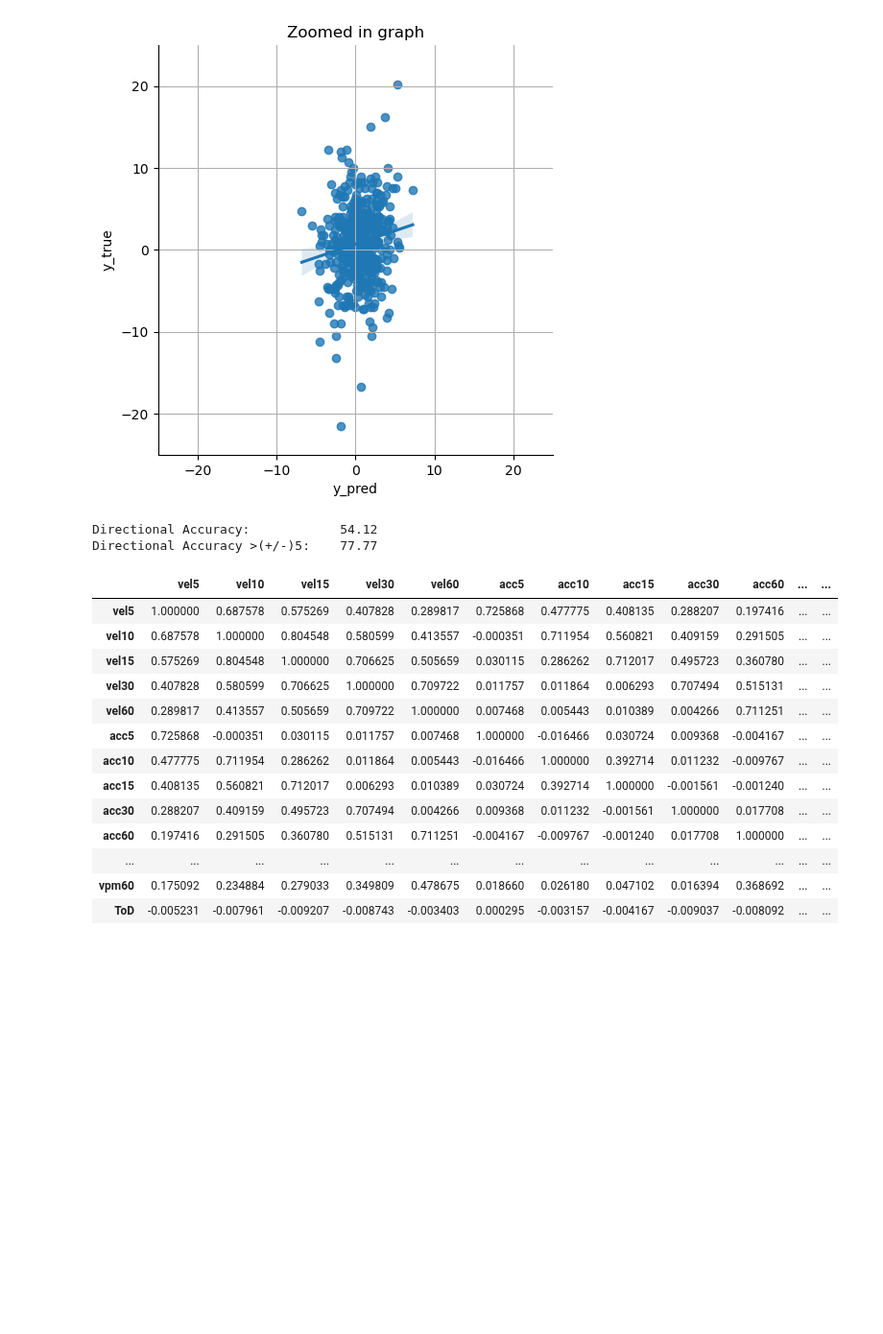
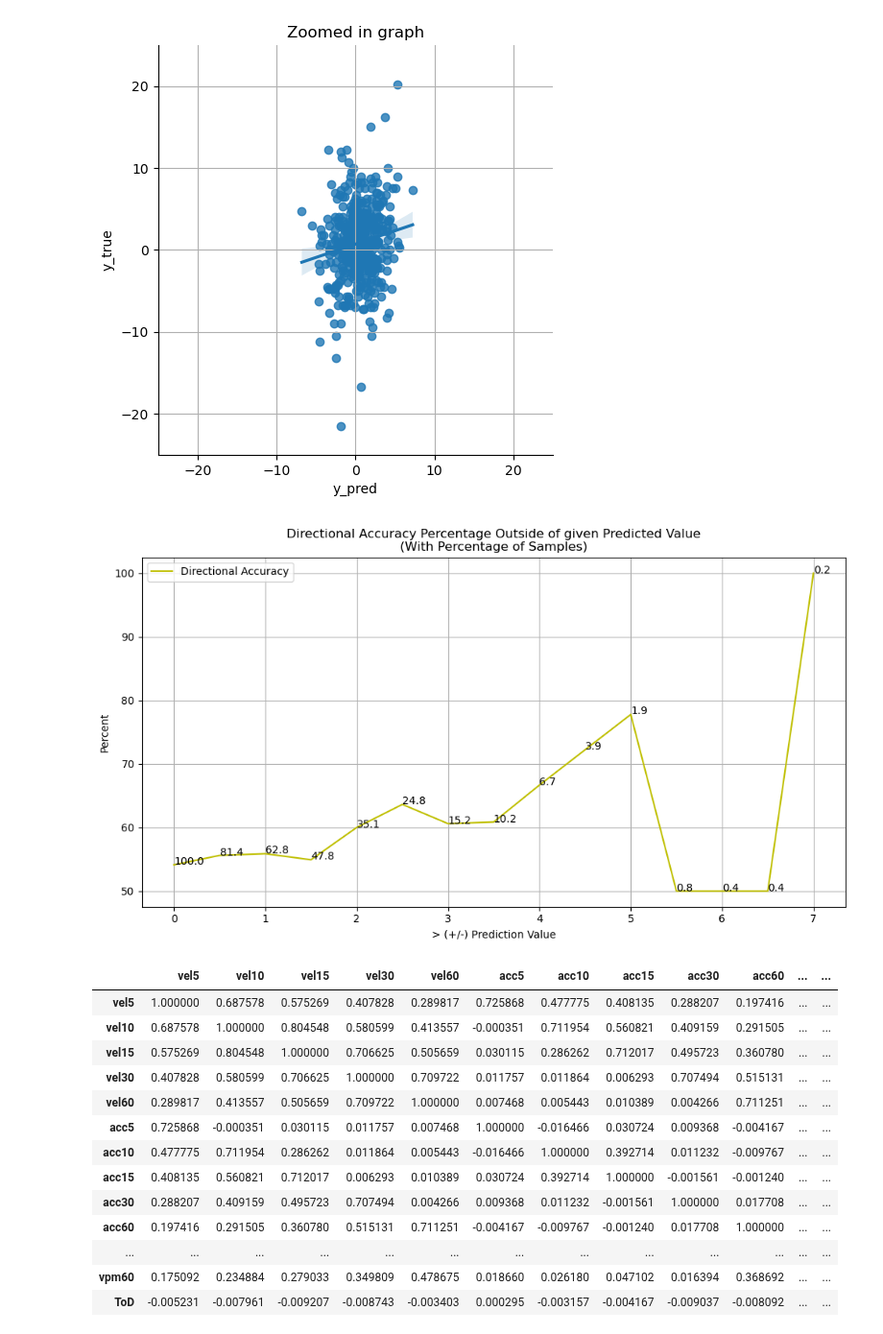
Before and after one commit to Logan-Kelsch/-ES-NN-test1, a Jupyter notebook: NN/NN_V3.0/testing_lstm.ipynb, the cells around one changed output. Shown at 96% size. Drawn from its saved outputs; the diff is of its cells as text; code cells hidden in the pictures; blank space fills up the shorter version.

Commit message:
testing/organization/lookahead
organized stuff, tested stuff, preparing to move forward with training. Check DAP_10day_6step_10 image for very descriptive graph of current working model

```diff
--- a/NN/NN_V3.0/testing_lstm.ipynb
+++ b/NN/NN_V3.0/testing_lstm.ipynb
@@ -246,36 +246,58 @@ plt.ylim(-25,25)
 plt.show()
 
 #DIRECTIONAL ACCURACY #DIRECTIONAL ACCURACY  #DIRECTIONAL ACCURACY  #DIRECTIONAL ACCURACY  #DIRECTIONAL ACCURACY
-specGuess = 5
-tp, fp, tn, fn = 0, 0, 0, 0
-tp5, fp5, tn5, fn5 = 0, 0, 0, 0
-y_pred = ys['y_pred']
-y_test = ys['y_true']
-for i in range(len(y_pred)):
-    if(y_pred[i]>0):
-        if(y_test[i]>0):
-            tp+=1
-        if(y_test[i]<0):
-            fp+=1
-        if(y_pred[i]>=specGuess):
+specGuess = 10
+specAcc = []
+valCount = []
+for v in range(0,specGuess*2):
+    tp, fp, tn, fn = 0, 0, 0, 0
+    tp5, fp5, tn5, fn5 = 0, 0, 0, 0
+    valCnt = 0
+    y_pred = ys['y_pred']
+    y_test = ys['y_true']
+    for i in range(len(y_pred)):
+        if(y_pred[i]>0):
             if(y_test[i]>0):
-                tp5+=1
+                tp+=1
             if(y_test[i]<0):
-                fp5+=1
-    if(y_pred[i]<0):
-        if(y_test[i]<0):
-            tn+=1
-        if(y_test[i]>0):
-            fn+=1
-        if(y_pred[i]<=-specGuess):
+                fp+=1
+            if(y_pred[i]>=(v/2)):
+                valCnt+=1
+                if(y_test[i]>0):
+                    tp5+=1
+                if(y_test[i]<0):
+                    fp5+=1
+        if(y_pred[i]<0):
             if(y_test[i]<0):
-                tn5+=1
+                tn+=1
             if(y_test[i]>0):
-                fn5+=1
-directionalAccuracy = ((tp+tn)/(tp+fp+tn+fn))*10000//1/100
-directionalAccuracy5guess = ((tp5+tn5)/(tp5+fp5+tn5+fn5))*10000//1/100
-print('Directional Accuracy:\t\t',directionalAccuracy)
-print('Directional Accuracy >(+/-)5:\t',directionalAccuracy5guess)
+                fn+=1
+            if(y_pred[i]<=-(v/2)):
+                valCnt+=1
+                if(y_test[i]<0):
+                    tn5+=1
+                if(y_test[i]>0):
+                    fn5+=1
+    if((tp5+fp5+tn5+fn5)<1):
+        break
+    directionalAccuracy = ((tp+tn)/(tp+fp+tn+fn))*10000//1/100
+    directionalAccuracy5guess = ((tp5+tn5)/(tp5+fp5+tn5+fn5))*10000//1/100
+    specAcc.append(directionalAccuracy5guess)
+    valCount.append(valCnt)
+    #print(f'Directional Accuracy >(+/-){v/2}:\t',directionalAccuracy5guess)
+#print('Directional Accuracy:\t\t',directionalAccuracy)
+valCount = [x / valCount[0] * 100 for x in valCount]
+plt.figure(figsize=(12, 6))
+plt.plot(np.arange(0,0.5*len(specAcc),0.5), specAcc, 'y', label='Directional Accuracy')
+#plt.plot(np.arange(0,0.5*len(specAcc),0.5), valCount, 'r', label='% Of Samples')
+plt.title('Directional Accuracy Percentage Outside of given Predicted Value\n(With Percentage of Samples)')
+plt.xlabel('> (+/-) Prediction Value')
+plt.ylabel('Percent')
+plt.grid()
+plt.legend(['Directional Accuracy'], loc='upper left')
+for x, y in zip(np.arange(0,0.5*len(specAcc),0.5), specAcc):
+    plt.annotate(text=float(valCount[int(x*2)]*10//1/10), xy=(x, y))
+plt.show()
 # %% [output]
 TESTED FEATURES:
 Index(['vel5', 'vel10', 'vel15', 'vel30', 'vel60', 'acc5', 'acc10', 'acc15',
@@ -294,7 +316,6 @@ y shape == (1590,).
 [figure]
 [figure]
-Directional Accuracy:            54.12
-Directional Accuracy >(+/-)5:    77.77
+[figure, added]
 # %%
 data.corr()
 #print(X.shape)
```
Also changed, not shown: parts of 1 cell of this notebook, 33 other files.
